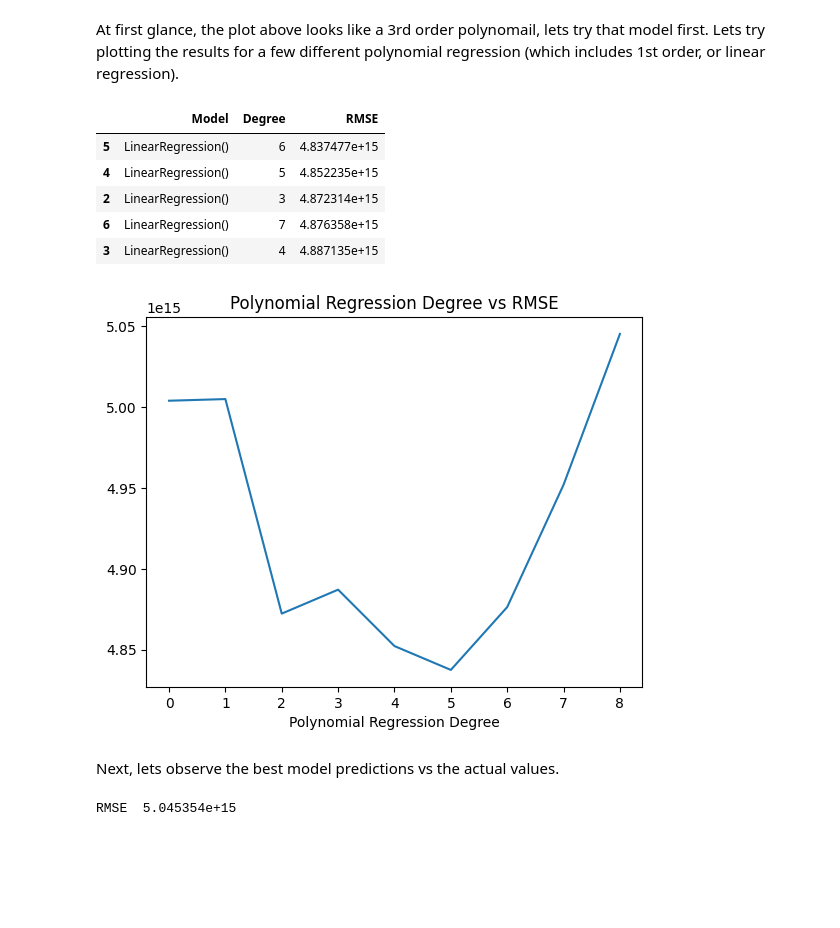
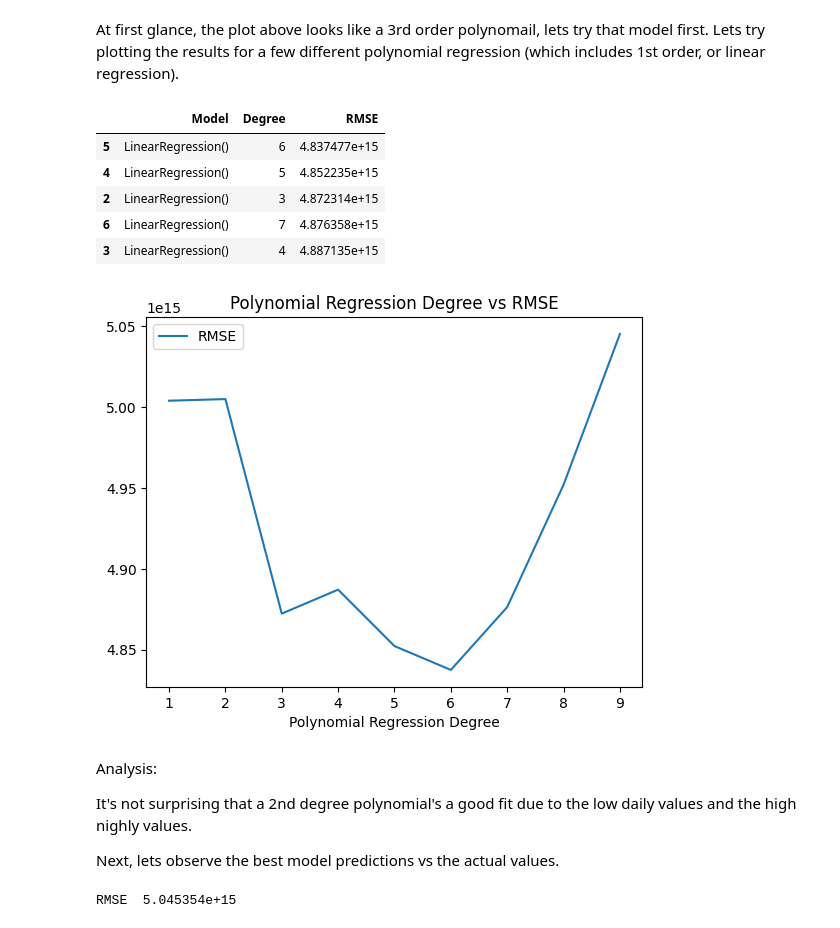
Before and after one commit to jestern001/MLA-Project, a Jupyter notebook: Project/NighttimeNO2Prediction.ipynb, the cells around one changed output. Cells and saved outputs as stored; diff of their text form; code cells hidden in the pictures; blank space fills up the shorter version.

```diff
--- a/Project/NighttimeNO2Prediction.ipynb
+++ b/Project/NighttimeNO2Prediction.ipynb
@@ -772,36 +811,40 @@ from sklearn.preprocessing import PolynomialFeatures
 
 results = {'Model': [], 'Degree': [], 'RMSE': []}
 for degree in range(1, 10):
     # build a mdoel
     poly_transformer = PolynomialFeatures(degree=degree, include_bias=False)
     X_poly = poly_transformer.fit_transform(X_train)
     model = LinearRegression()
     model.fit(X_poly, y_train)
     Y_pred = model.predict(X_poly)
 
     # get and score predictions
     X_test_poly = poly_transformer.fit_transform(X_test)
     y_pred = model.predict(X_test_poly)
     poly_rmse = float(np.sqrt(mean_squared_error(y_test, y_pred)))
 
     results['Model'].append(model)
     results['Degree'].append(degree)
     results['RMSE'].append(poly_rmse)
 regression_results = pd.DataFrame(results)
-ax = regression_results['RMSE'].plot()
+ax = regression_results.plot(x='Degree', y='RMSE')
 ax.set_title("Polynomial Regression Degree vs RMSE")
 ax.set_xlabel("Polynomial Regression Degree")
 best_regression = regression_results.sort_values('RMSE')
 best_regression.head()
 # %% [output]
 |  | Model | Degree | RMSE |
 | 5 | LinearRegression() | 6 | 4.837477e+15 |
 | 4 | LinearRegression() | 5 | 4.852235e+15 |
 | 2 | LinearRegression() | 3 | 4.872314e+15 |
 | 6 | LinearRegression() | 7 | 4.876358e+15 |
 | 3 | LinearRegression() | 4 | 4.887135e+15 |
-[figure, old version]
+[figure, new version]
 # %% [markdown]
+Analysis:
+
+It's not surprising that a 2nd degree polynomial's a good fit due to the low daily values and the high nighly values.
+
 Next, lets observe the best model predictions vs the actual values.
 # %%
 # plot results
```
Also changed, not shown: parts of 24 cells of this notebook.
